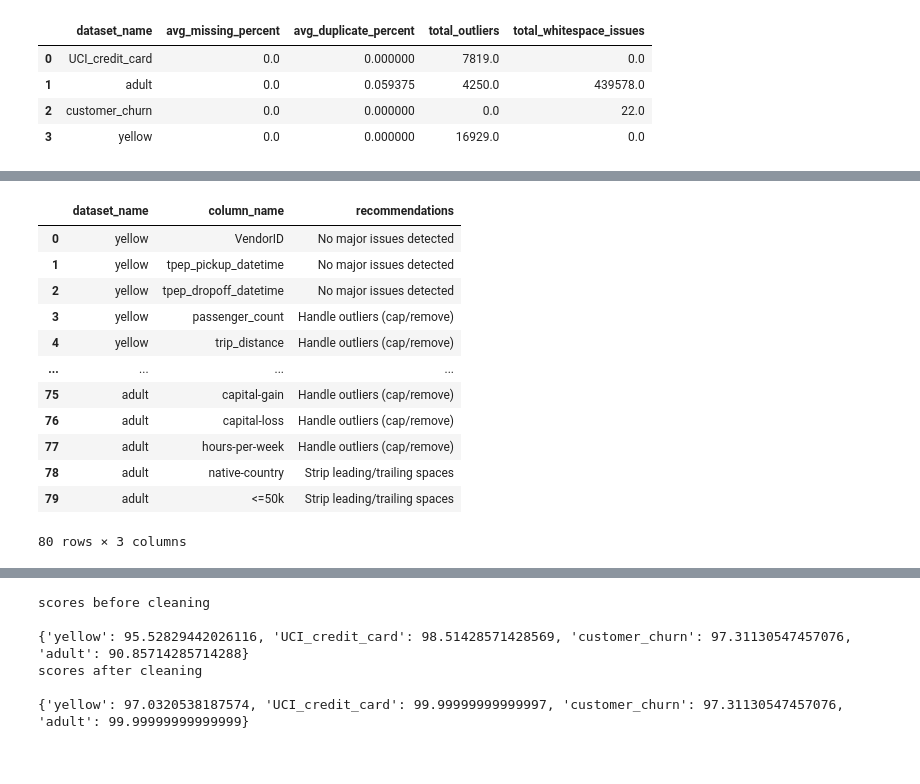
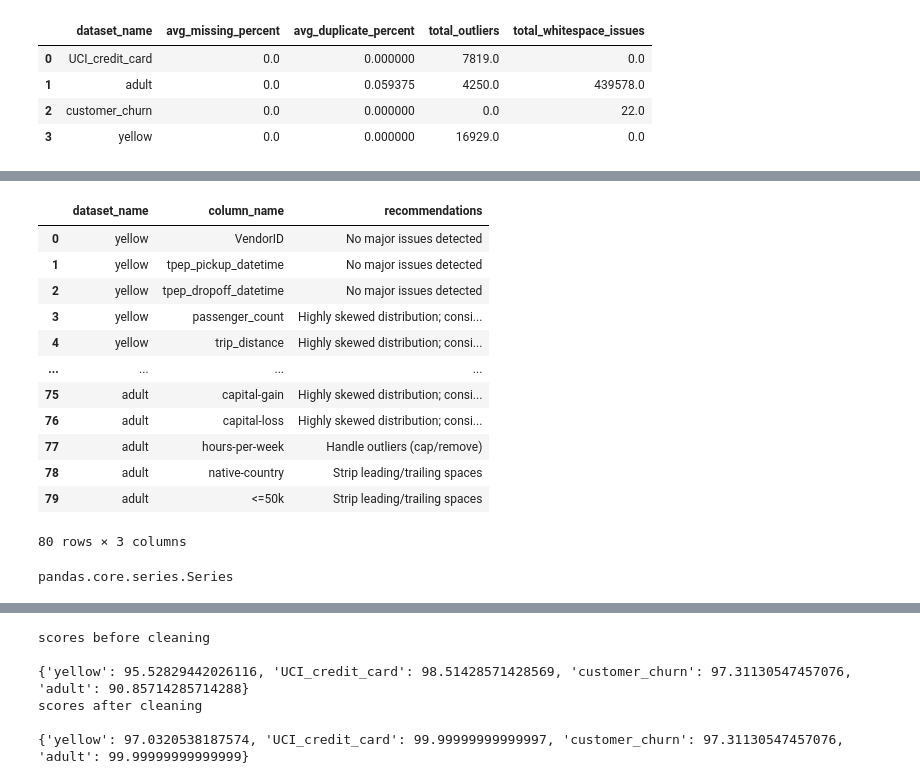
Before and after one commit to Probot-DATA/Data_Quality_Framework, a Jupyter notebook: Code/DQ_Framework.ipynb, the cells around one changed output, grey strips where cells are left out. Drawn from its saved outputs; the diff is of its cells as text; code cells hidden in the pictures.

```diff
--- a/Code/DQ_Framework.ipynb
+++ b/Code/DQ_Framework.ipynb
@@ -386,7 +278,7 @@ def get_type_error_count(df, column):
                 error_count += 1
     return error_count
 
-def rule_based_errors(df,column,rules):
+def rule_based_errors(df,column,rules={}):
     errors=0
     rules=dict(rules)
     if column in rules.keys():
@@ -444,14 +336,31 @@ def advanced_metrics(dataset_name_list,df_base_list,df_new_list):
 #     targets[dataset_names[i]]=target_list[i]
 # %%
 from sklearn.model_selection import train_test_split
-def generate_meta(dataset_name_list,dataset_list):
+def generate_meta(dataset_name_list,dataset_list,new_dataset_list=None):
+    data=get_metrics(dataset_list,dataset_name_list)
     df_old_list=[]
     df_new_list=[]
-    data=get_metrics(dataset_list,dataset_name_list)
-    for df in dataset_list:
-        df_old , df_new =train_test_split(df,test_size=0.3,random_state=1)
-        df_old_list.append(df_old)
-        df_new_list.append(df_new)
+    if new_dataset_list is None:
+        for df in dataset_list:
+            df_old , df_new =train_test_split(df,test_size=0.3,random_state=1)
+            df_old_list.append(df_old)
+            df_new_list.append(df_new)
+    else:
+        if len(new_dataset_list) != len(dataset_list):
+            raise ValueError("new_dataset_list must match dataset_list length")
+        for i, (ref_df, new_df) in enumerate(zip(df_old_list, df_new_list)):
+
+            if list(ref_df.columns) != list(new_df.columns):
+                raise ValueError(
+                f"Column mismatch in dataset index {i}"
+            )
+
+            if not all(ref_df.dtypes == new_df.dtypes):
+                raise ValueError(
+                f"Dtype mismatch in dataset index {i}"
+            )
+        df_old_list = [df for df in dataset_list]
+        df_new_list = [df for df in new_dataset_list]
     metrics=advanced_metrics(dataset_name_list,df_old_list,df_new_list)
     meta_data=pd.DataFrame(data=data,columns=[
     # — Meta Info —
@@ -473,6 +382,8 @@ def generate_meta(dataset_name_list,dataset_list):
     # — Numeric Columns —
     "mean",
     "std",
+    "skewness",
+    "skewness_level",
     "min",
     "max",
     "median",
@@ -542,39 +454,41 @@ def cleaning_recommendations(meta_data_combined):
             suggestions.append("Consider dropping column due to high missing values")
         elif 0 < row['missing_percent'] <= 20:
             suggestions.append("Impute missing values (mean/median/mode)")
+        if row['skewness_level']=='high':
+            suggestions.append("Highly skewed distribution; consider power transformation for distance-based models")
         if row['outlier_count'] and row['outlier_count']>0:
             suggestions.append("Handle outliers (cap/remove)")
         if row['whitespace_issues'] and row['whitespace_issues']>0:
             suggestions.append("Strip leading/trailing spaces")
         if row['rare_category_percent'] and row['rare_category_percent']>5:
             suggestions.append("Combine rare categories or resolve typos")
         if row['dtype'] == 'datetime64[ns]' and row['date_range_days'] < 1:
             suggestions.append("Check for incorrect or same date entries")
         if row['Type_Errors']>0:
             suggestions.append("Missmatch type detected")
         if row['rule_errors']>0:
             suggestions.append("Buisness rule violated")
         if len(suggestions) == 0:
             suggestions.append("No major issues detected")
         recs.append({
             "dataset_name": row["dataset_name"],
             "column_name": row["column_name"],
             "recommendations": ", ".join(suggestions)
         })
 
     return pd.DataFrame(recs)
 recommendations=cleaning_recommendations(meta_table_combined)#step 2
 recommendations
 # %% [output]
 |  | dataset_name | column_name | recommendations |
 | 0 | yellow | VendorID | No major issues detected |
 | 1 | yellow | tpep_pickup_datetime | No major issues detected |
 | 2 | yellow | tpep_dropoff_datetime | No major issues detected |
-| 3 | yellow | passenger_count | Handle outliers (cap/remove) |
-| 4 | yellow | trip_distance | Handle outliers (cap/remove) |
+| 3 | yellow | passenger_count | Highly skewed distribution; consi... |
+| 4 | yellow | trip_distance | Highly skewed distribution; consi... |
 | ... | ... | ... | ... |
-| 75 | adult | capital-gain | Handle outliers (cap/remove) |
-| 76 | adult | capital-loss | Handle outliers (cap/remove) |
+| 75 | adult | capital-gain | Highly skewed distribution; consi... |
+| 76 | adult | capital-loss | Highly skewed distribution; consi... |
 | 77 | adult | hours-per-week | Handle outliers (cap/remove) |
 | 78 | adult | native-country | Strip leading/trailing spaces |
 | 79 | adult | <=50k | Strip leading/trailing spaces |
@@ -727,6 +647,10 @@ def get_cleaned_data(dataset_list,recommendations):
         dataset_list_cleaned.append(item)
     return dataset_list_cleaned
 dataset_list_cleaned=get_cleaned_data(dataset_list,recommendations) #step 3
+# %%
+type(yellow['store_and_fwd_flag'])
+# %% [output]
+pandas.core.series.Series
 # %%
 len(dataset_list_cleaned[3])
 # %% [output]
```
Also changed, not shown: parts of 21 cells of this notebook.
